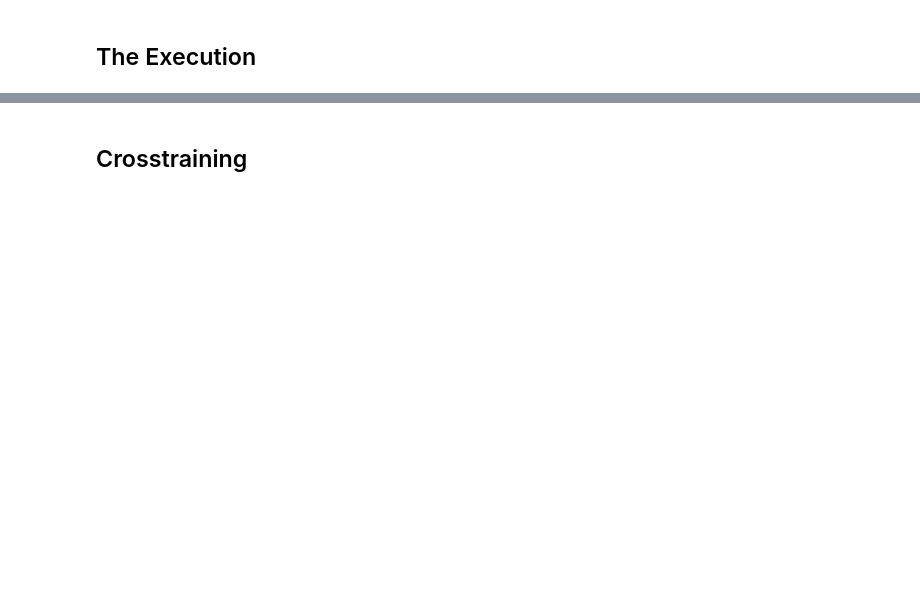
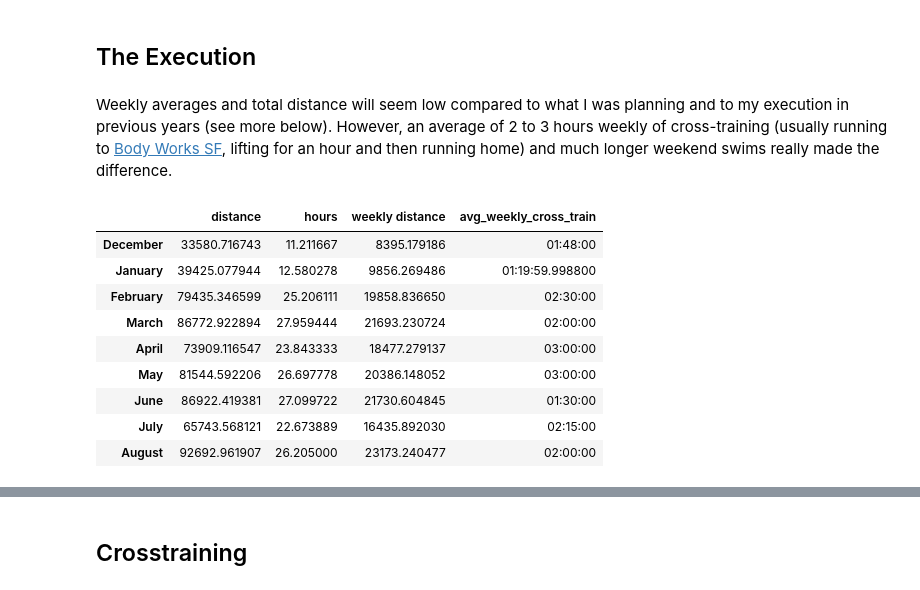
Before and after one commit to mrpozzi/mrpozzi.github.io, a Jupyter notebook: notebooks/BigInJapan.ipynb, the cells around one changed output, grey strips where cells are left out. Saved outputs shown, nothing was run; the diff lists cells and outputs as text; code cells hidden in the pictures; blank space fills up the shorter version.

```diff
--- a/notebooks/BigInJapan.ipynb
+++ b/notebooks/BigInJapan.ipynb
@@ -51,5 +43,29 @@ training.get_xtraining(after='2018-11-01', before='2019-09-01')
 # %% [markdown]
 ## The Execution
+# %% [markdown]
+Weekly averages and total distance will seem low compared to what I was planning and to my execution in previous years (see more below). However, an average of 2 to 3 hours weekly of cross-training (usually running to [Body Works SF](https://www.bodyworksf.com/), lifting for an hour and then running home) and much longer weekend swims really made the difference.
+# %%
+avg_x_train = training.x_training.groupby(['ds_week_ending',
+                                           'month']).count().reset_index().groupby(
+    'month').activity.mean()
+avg_x_train.index = avg_x_train.index.map(lambda x: datetime.date(1900, x, 1).strftime('%B'))
+
+training.monthly_yardage.merge(
+    pd.DataFrame({'avg_weekly_cross_train': avg_x_train}).apply(to_delta),
+    right_index=True, left_index=True).loc[['December', 'January',
+                                            'February', 'March', 'April',
+                                            'May', 'June', 'July', 'August']]
+# %% [output]
+|  | distance | hours | weekly distance | avg_weekly_cross_train |
+| December | 33580.716743 | 11.211667 | 8395.179186 | 01:48:00 |
+| January | 39425.077944 | 12.580278 | 9856.269486 | 01:19:59.998800 |
+| February | 79435.346599 | 25.206111 | 19858.836650 | 02:30:00 |
+| March | 86772.922894 | 27.959444 | 21693.230724 | 02:00:00 |
+| April | 73909.116547 | 23.843333 | 18477.279137 | 03:00:00 |
+| May | 81544.592206 | 26.697778 | 20386.148052 | 03:00:00 |
+| June | 86922.419381 | 27.099722 | 21730.604845 | 01:30:00 |
+| July | 65743.568121 | 22.673889 | 16435.892030 | 02:15:00 |
+| August | 92692.961907 | 26.205000 | 23173.240477 | 02:00:00 |
 # %%
 from IPython.display import Markdown
 
```
Also changed, not shown: parts of 29 cells of this notebook, 2 other files.
